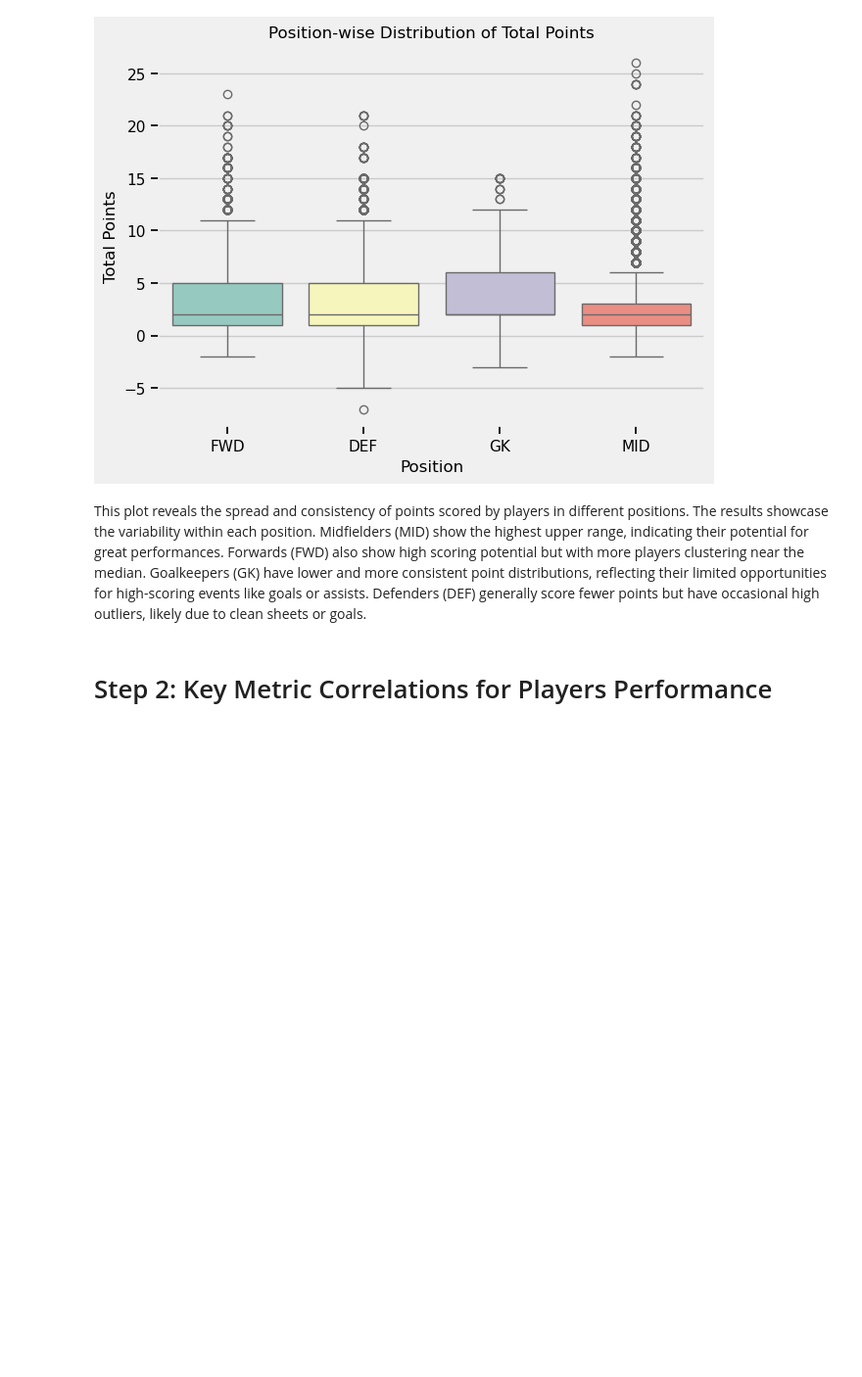
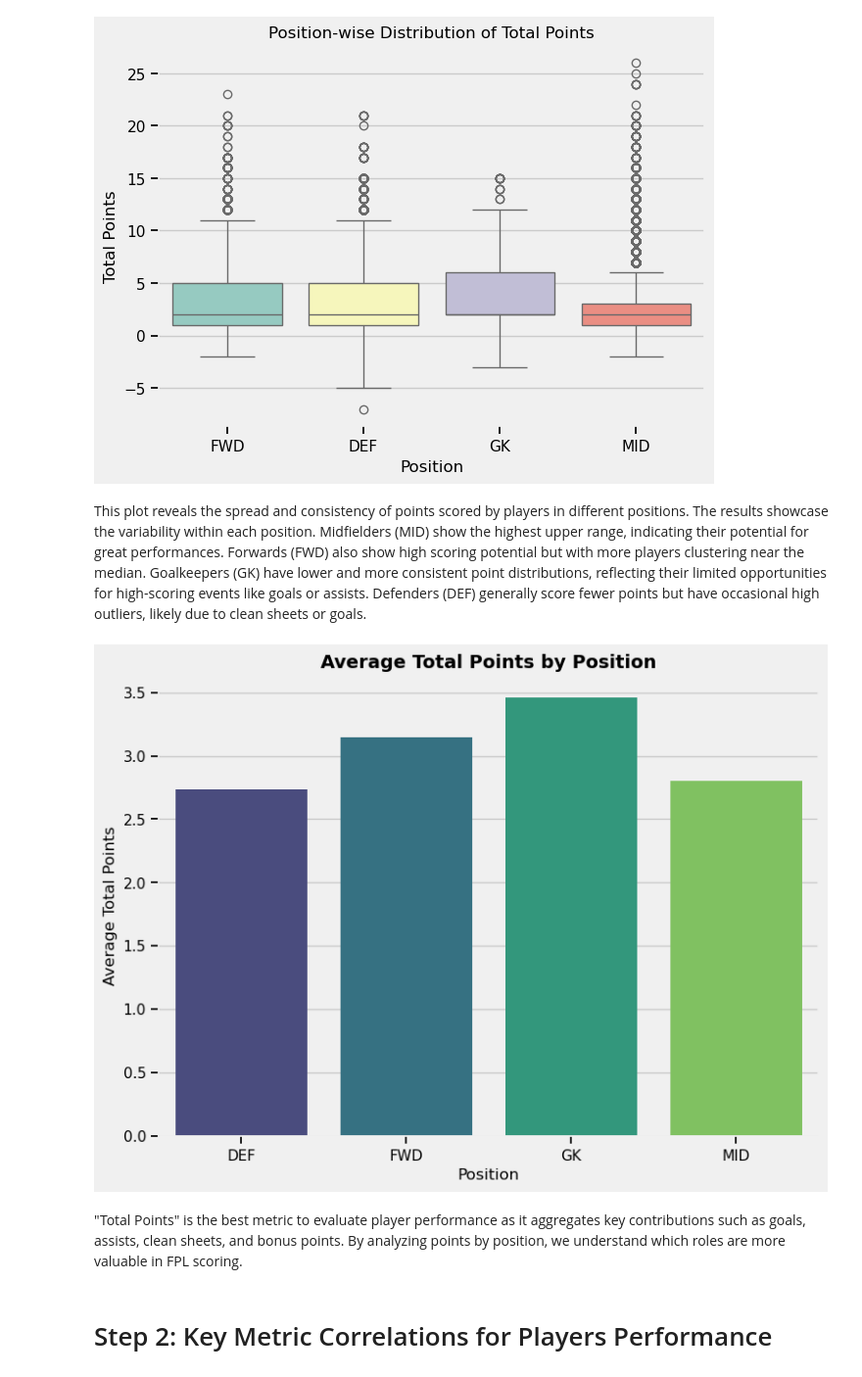
Before and after one commit to MahaFakhroo/D.R.E.A.M., a Jupyter notebook: Python Scripts/EDA_Visuals.ipynb, the cells around one changed output. Shown at 98% size. Saved outputs shown, nothing was run; the diff lists cells and outputs as text; code cells hidden in the pictures; blank space fills up the shorter version.

Commit message:
Visualizations

```diff
--- a/Python Scripts/EDA_Visuals.ipynb
+++ b/Python Scripts/EDA_Visuals.ipynb
@@ -466,6 +468,21 @@ Midfielders (MID) show the highest upper range, indicating their potential for g
 Forwards (FWD) also show high scoring potential but with more players clustering near the median.
 Goalkeepers (GK) have lower and more consistent point distributions, reflecting their limited opportunities for high-scoring events like goals or assists.
 Defenders (DEF) generally score fewer points but have occasional high outliers, likely due to clean sheets or goals.
+# %%
+# Group data by position and calculate average total points
+avg_points_per_position = master_cleaned.groupby('position')['total_points'].mean().reset_index()
+
+# Create the grouped bar chart
+plt.figure(figsize=(8, 6))
+sns.barplot(x='position', y='total_points', data=avg_points_per_position, palette='viridis')
+plt.title("Average Total Points by Position", fontsize=14, fontweight='bold')
+plt.xlabel("Position", fontsize=12)
+plt.ylabel("Average Total Points", fontsize=12)
+plt.show()
+# %% [output]
+[figure, added]
+# %% [markdown]
+"Total Points" is the best metric to evaluate player performance as it aggregates key contributions such as goals, assists, clean sheets, and bonus points. By analyzing points by position, we understand which roles are more valuable in FPL scoring.
 # %% [markdown]
 # Step 2: Key Metric Correlations for Players Performance
 # %%
```
Also changed, not shown: parts of 35 cells of this notebook.
